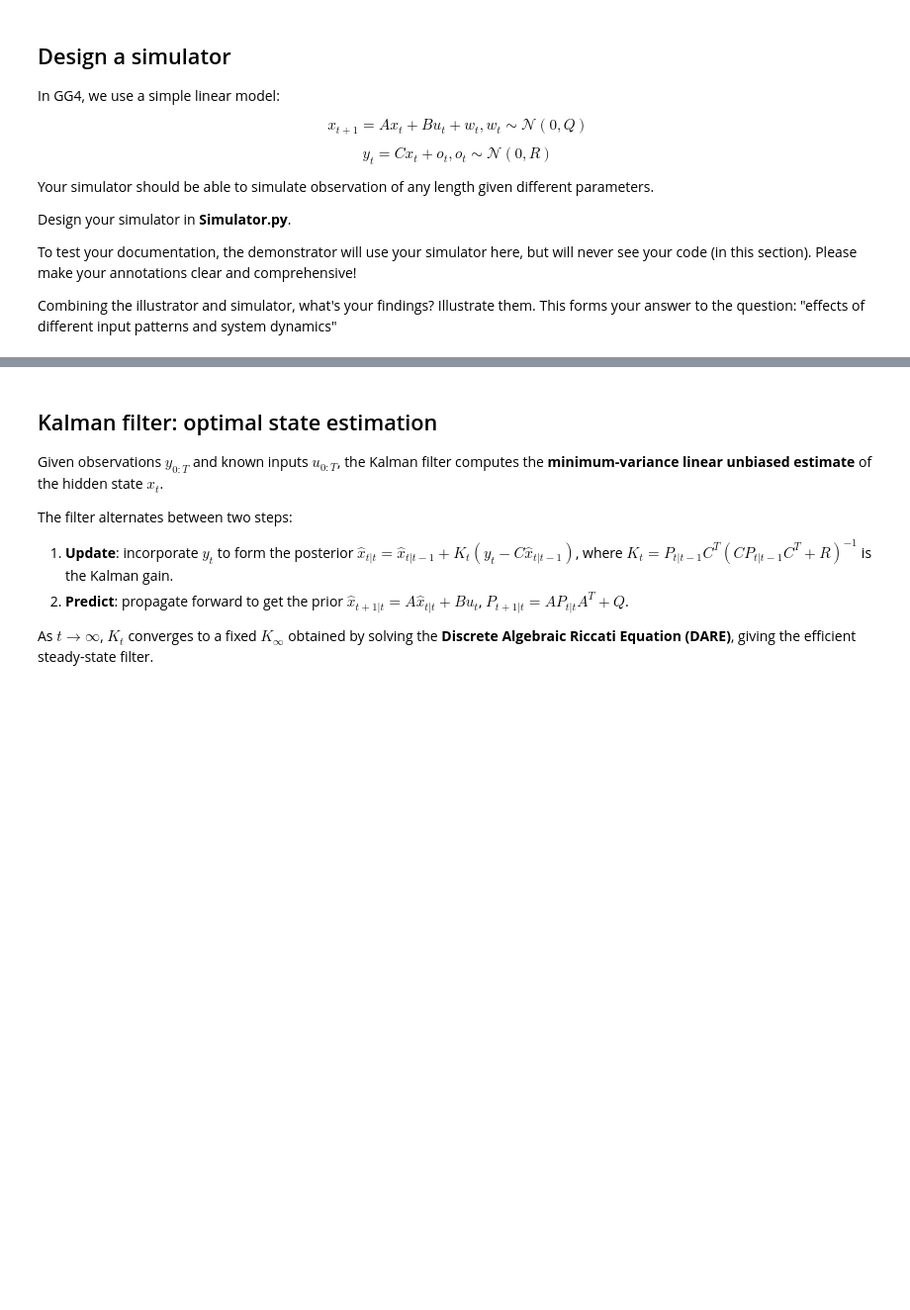
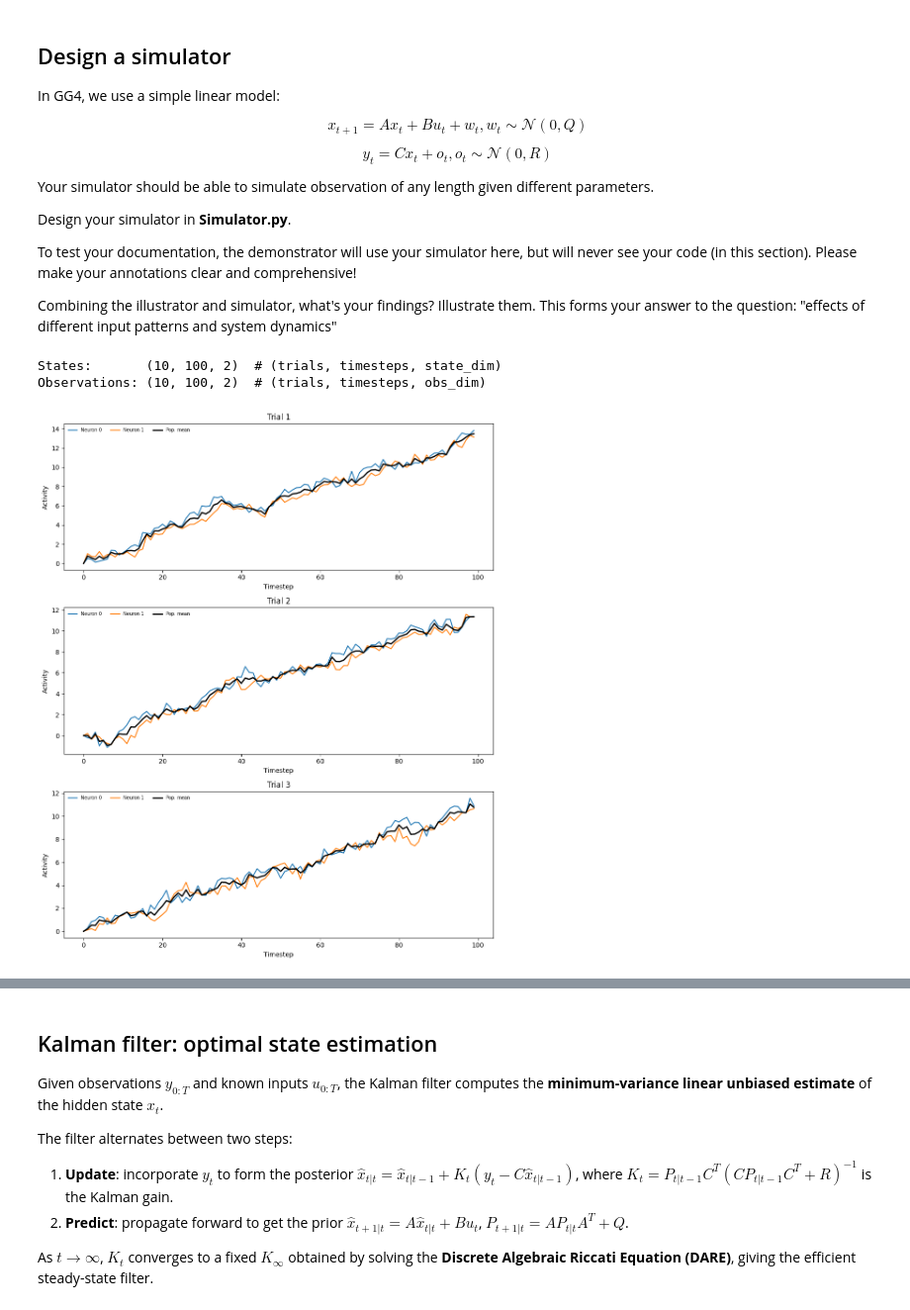
Before and after one commit to 108AM/Neural-Control-with-Adaptive-State-Estimation, a Jupyter notebook: src/week_1/week1.ipynb, the cells around one changed output, grey strips where cells are left out. Shown at 99% size. Drawn from its saved outputs; the diff is of its cells as text; code cells hidden in the pictures; blank space fills up the shorter version.

```diff
--- a/src/week_1/week1.ipynb
+++ b/src/week_1/week1.ipynb
@@ -86,35 +117,42 @@ Combining the illustrator and simulator, what's your findings? Illustrate them.
 This forms your answer to the question: "effects of different input patterns and system dynamics"
 # %%
 from l4b.simulation import Simulator
+from l4b import InputSignal
 import numpy as np
 
 # Corrected minimal example: 2 latent states, 1 input, 2 observed neurons
 T = 100
 model = {
     "state_dim": 2,
     "input_dim": 1,
     "obs_dim": 2,
     "A": np.array([[0.9, 0.1], [0.2, 0.8]]),
     "B": np.array([[0.5], [0.2]]),
     "C": np.eye(2),  # observe both latent states
     "Q": np.eye(2) * 0.1,  # isotropic process noise
     "R": np.eye(2) * 0.05,  # isotropic observation noise
 }
 
 sim = Simulator(model)
-u = np.ones((T, 1)) * 0.3  # constant input, shape (time_steps, input_dim)
+# Constant input of amplitude 0.3 across all T timesteps, modelled as a
+# pulse spanning the whole horizon.
+u = InputSignal.pulse(T, m=1, onset=0, duration=T, amplitude=0.3)
 states, observations = sim.run(
     initial_state=np.zeros(2),  # shape (state_dim,)
-    control_inputs=u,
+    control_inputs=np.asarray(u),
     time_steps=T,
     trials=10,
 )
 print(f"States:       {states.shape}  # (trials, timesteps, state_dim)")
 print(f"Observations: {observations.shape}  # (trials, timesteps, obs_dim)")
 
 from l4b.illustrator import Illustrator
 
 fig = Illustrator(observations).plot_trials(trials=[0, 1, 2])
+# %% [output]
+States:       (10, 100, 2)  # (trials, timesteps, state_dim)
+Observations: (10, 100, 2)  # (trials, timesteps, obs_dim)
+[figure, added]
 # %% [markdown]
 ## Input pattern comparison
 
```
Also changed, not shown: parts of 17 cells of this notebook.
